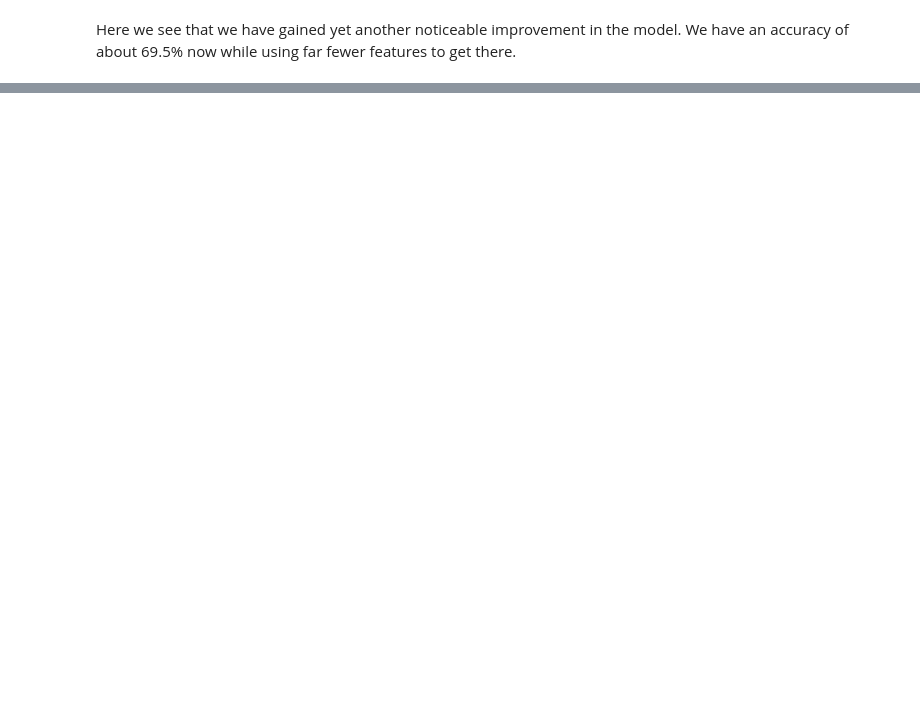
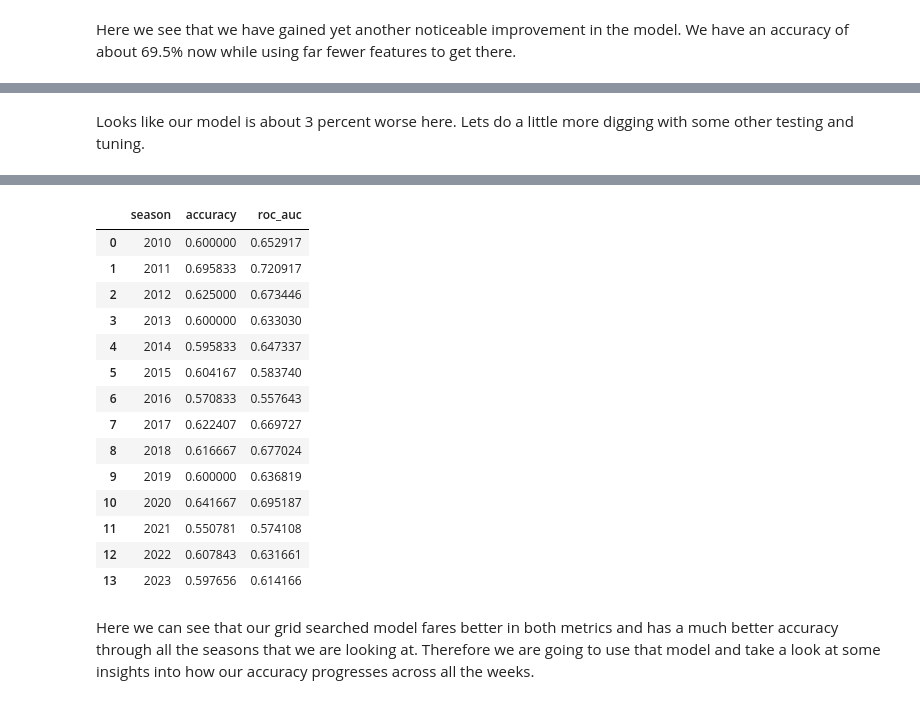
Before and after one commit to lance-kluge/NFLGameML, a Jupyter notebook: modelTraining.ipynb, the cells around one changed output, grey strips where cells are left out. Saved outputs shown, nothing was run; the diff lists cells and outputs as text; code cells hidden in the pictures; blank space fills up the shorter version.

Commit message:
adds analysis on grid searched model

```diff
--- a/modelTraining.ipynb
+++ b/modelTraining.ipynb
@@ -408,0 +476,53 @@ Back after adding yards and points allowed into the df. It seems as though the p
+# %% [markdown]
+Looks like our model is about 3 percent worse here. Lets do a little more digging with some other testing and tuning.
+# %%
+#Here we are going to try and see our accuracy across the seasons while we train on all the data other than the test season.
+def seasonal_cv(df, features, target, model, start_season=2010, end_season=2024):
+    results = []
+
+    for test_season in range(start_season, end_season):
+        train_data = df[df['season'] != test_season]
+        test_data  = df[df['season'] == test_season]
+
+        X_train, y_train = train_data[features], train_data[target]
+        X_test, y_test   = test_data[features], test_data[target]
+
+        model.fit(X_train, y_train)
+
+        y_proba = model.predict_proba(X_test)[:,1]
+        y_pred = (y_proba > 0.51).astype(int)
+
+        acc = accuracy_score(y_test, y_pred)
+        auc = roc_auc_score(y_test, y_proba)
+
+        results.append({
+            'season': test_season,
+            'accuracy': acc,
+            'roc_auc': auc
+        })
+
+        print(f"Season {test_season}: ACC={acc:.3f}, ROC AUC={auc:.3f}")
+
+    results_df = pd.DataFrame(results)
+    print("\nOverall:")
+    print(results_df.mean(numeric_only=True))
+    return results_df
+
+
+seasonal_cv(
+    df=final_X,
+    features=currCols,
+    target='home_win',
+    model=best_model,
+    start_season=2010,
+    end_season=2024
+)
+seasonal_cv(
+    df=final_X,
+    features=currCols,
+    target='home_win',
+    model=model3,
+    start_season=2010,
+    end_season=2024
+)
+# %% [output]
@@ -408,0 +546,17 @@ Back after adding yards and points allowed into the df. It seems as though the p
+|  | season | accuracy | roc_auc |
+| 0 | 2010 | 0.600000 | 0.652917 |
+| 1 | 2011 | 0.695833 | 0.720917 |
+| 2 | 2012 | 0.625000 | 0.673446 |
+| 3 | 2013 | 0.600000 | 0.633030 |
+| 4 | 2014 | 0.595833 | 0.647337 |
+| 5 | 2015 | 0.604167 | 0.583740 |
+| 6 | 2016 | 0.570833 | 0.557643 |
+| 7 | 2017 | 0.622407 | 0.669727 |
+| 8 | 2018 | 0.616667 | 0.677024 |
+| 9 | 2019 | 0.600000 | 0.636819 |
+| 10 | 2020 | 0.641667 | 0.695187 |
+| 11 | 2021 | 0.550781 | 0.574108 |
+| 12 | 2022 | 0.607843 | 0.631661 |
+| 13 | 2023 | 0.597656 | 0.614166 |
+# %% [markdown]
+Here we can see that our grid searched model fares better in both metrics and has a much better accuracy through all the seasons that we are looking at. Therefore we are going to use that model and take a look at some insights into how our accuracy progresses across all the weeks.
```
Also changed, not shown: parts of 6 cells of this notebook.
